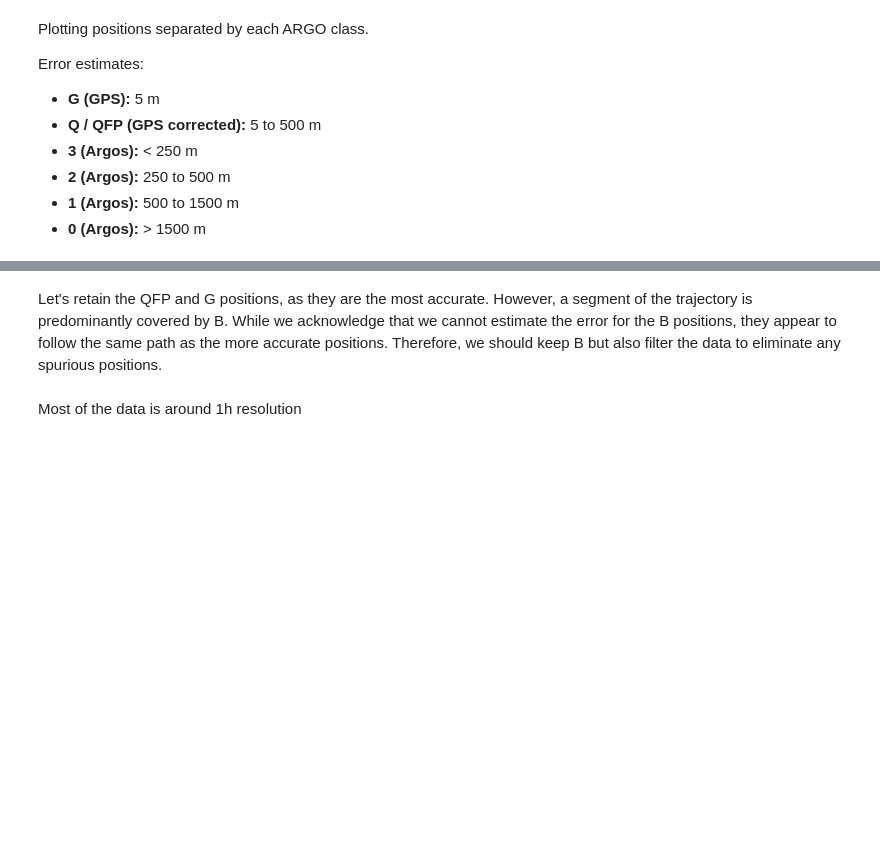
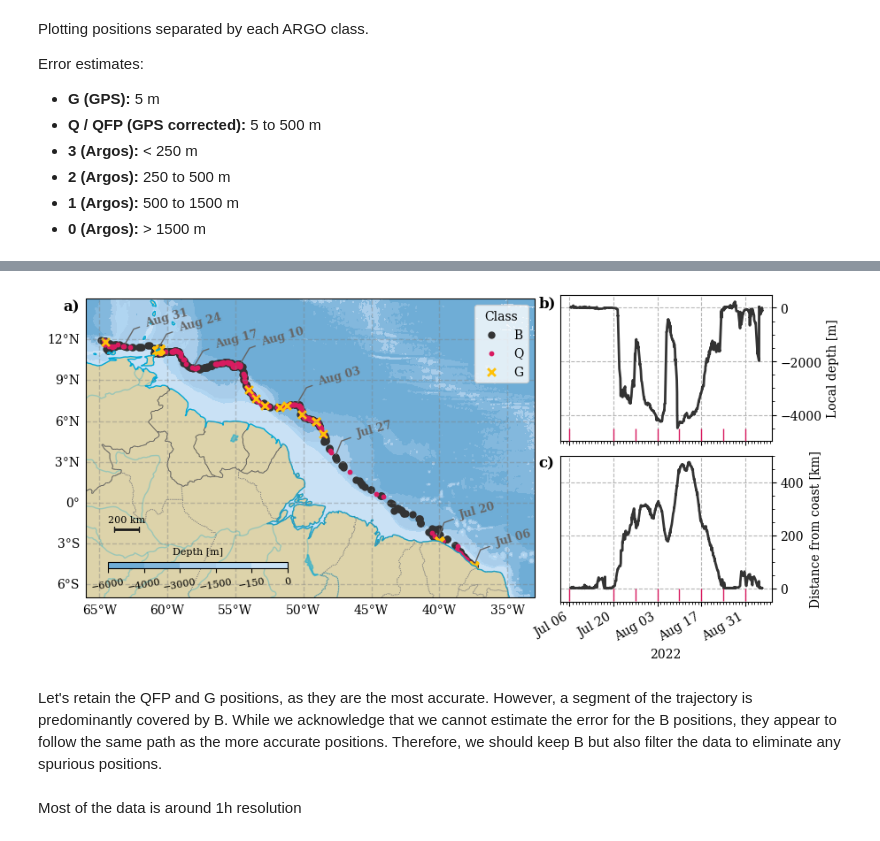
Before and after one commit to iuryt/tico_peixeboi, a Jupyter notebook: src/01-preprocessing.ipynb, the cells around one changed output, grey strips where cells are left out. Drawn from its saved outputs; the diff is of its cells as text; code cells hidden in the pictures; blank space fills up the shorter version.

```diff
--- a/src/01-preprocessing.ipynb
+++ b/src/01-preprocessing.ipynb
@@ -27,4 +63,9 @@ land_10m = cfeature.NaturalEarthFeature('physical', 'land', '10m',
 # %%
+# Load the bathymetry dataset
+bat = xr.open_dataset("../data/gebco_2022_n21.4673_s-7.4048_w-68.6426_e-32.7393.nc").elevation
+# Select specific latitude and longitude slices
+bat = bat.sel(lat=slice(-7.5, 15, 10), lon=slice(-66, -30, 10))
+
 # load data
 df = pd.read_csv("../data/planilhaSateliteTicoR4.csv", delimiter=";")
 df = df.rename(columns={"Classe Argos":"Class"})
@@ -76,3 +120,75 @@ fig.savefig("../img/Argo_classes.png", dpi=300)
+# %%
+dates = ["2022-07-06","2022-07-20", "2022-07-27", "2022-08-03", "2022-08-10", "2022-08-17","2022-08-24", "2022-08-31"]
+dsi = ds.interp(time = [np.datetime64(f"{s} 11:00") for s in dates], method = "nearest")
+dsi = dsi.assign_coords(time = dsi.time.dt.round("D"))
+
+
+fig = plt.figure(figsize = (10, 4.5))
+gs = GridSpec(2, 3, figure=fig)
+ax = fig.add_subplot(gs[:, :2], projection=ccrs.PlateCarree())
+ax1 = fig.add_subplot(gs[0, -1])
+ax2 = fig.add_subplot(gs[1, -1])
+
+fig.subplots_adjust(wspace = 0.12, hspace = 0.1)
+
+C = map_layout(ax)
+
+cax = ax.inset_axes([0.05, 0.1, 0.4, 0.02])
+fig.colorbar(C, cax = cax, orientation = "horizontal")
+cax.set_title("Depth [m]", fontsize = 8)
+cax.tick_params(axis = 'both', which = 'major', labelsize = 8, rotation = 10)
+
+ds.where(ds.Class=="B").plot.scatter(x="longitude", y="latitude", ax=ax, color="0.2", s=25, edgecolor=None, zorder = 0, label = "B")
+ds.where(ds.Class=="QFP").plot.scatter(x="longitude", y="latitude", ax=ax, color="#D81B60", s=10, edgecolor=None, zorder = 0, label = "Q")
+ds.where(ds.Class=="G").plot.scatter(x="longitude", y="latitude", ax=ax, marker = "x", color="#FFC107", s=40, zorder = 0, label = "G")
+
+ax.legend(loc = 1, title = "Class")
+
+
+lon, lat, time = dsi.longitude.values, dsi.latitude.values, dsi.time.values
+
+for loni, lati, timei in zip(lon, lat, time):
+    text = pd.to_datetime(str(timei.astype('datetime64[D]'))).strftime('%b %d')
+    ax.annotate(
+        text,
+        xy=(loni, lati), xycoords='data',
+        xytext=(loni + 1.5, lati + 1.5), textcoords='data',
+        arrowprops=dict(color = "0.4", arrowstyle="-",connectionstyle="arc,angleA=20,armA=-40,rad=0"),
+        color = "0.4", weight = "bold", size = 9, rotation = 15
+    )
+
+plot_scale_bar(ax, 200, -63, -2, orientation = "horizontal")
+
+
+bat.interp(lon = ds.longitude, lat = ds.latitude).plot(ax = ax1, color = "0.2")
+ds.distance.plot(ax = ax2, color = "0.2")
+
+fmt = "%b %d"
+for a in [ax1, ax2]:
+    ylim = a.get_ylim()
+    a.plot(time,[ylim[0]]*time.size,
+           marker="|",lw=0,color="#D81B60",
+           clip_on=False,zorder=1e4, markersize=10,
+    )
+    a.yaxis.set_label_position("right")
+    a.yaxis.tick_right()
+    a.xaxis.set_minor_locator(DayLocator(interval=1))
+    a.xaxis.set_major_locator(DayLocator(interval=14))
+    a.xaxis.set_major_formatter(DateFormatter(fmt))
+ax1.set(xticklabels = [], ylabel = "Local depth [m]", xlabel = "");
+ax2.set(ylabel = "Distance from coast [km]", xlabel = "2022");
+
+
+ax.text(-0.05, 1, "a)", transform=ax.transAxes,
+  fontsize=12, fontweight='bold', va='top', ha='left')
+
+for a, label in zip([ax1, ax2], "b) c)".split()):
+    a.text(-0.1, 1, label, transform=a.transAxes,
+      fontsize=12, fontweight='bold', va='top', ha='left')
+
+fig.savefig("../img/map.png", dpi=300, bbox_inches = "tight", facecolor = "w")
+# %% [output]
+[figure, added]
 # %% [markdown]
 Let's retain the QFP and G positions, as they are the most accurate. However, a segment of the trajectory is predominantly covered by B. While we acknowledge that we cannot estimate the error for the B positions, they appear to follow the same path as the more accurate positions. Therefore, we should keep B but also filter the data to eliminate any spurious positions.
 # %%
```
Also changed, not shown: parts of 6 cells of this notebook.
